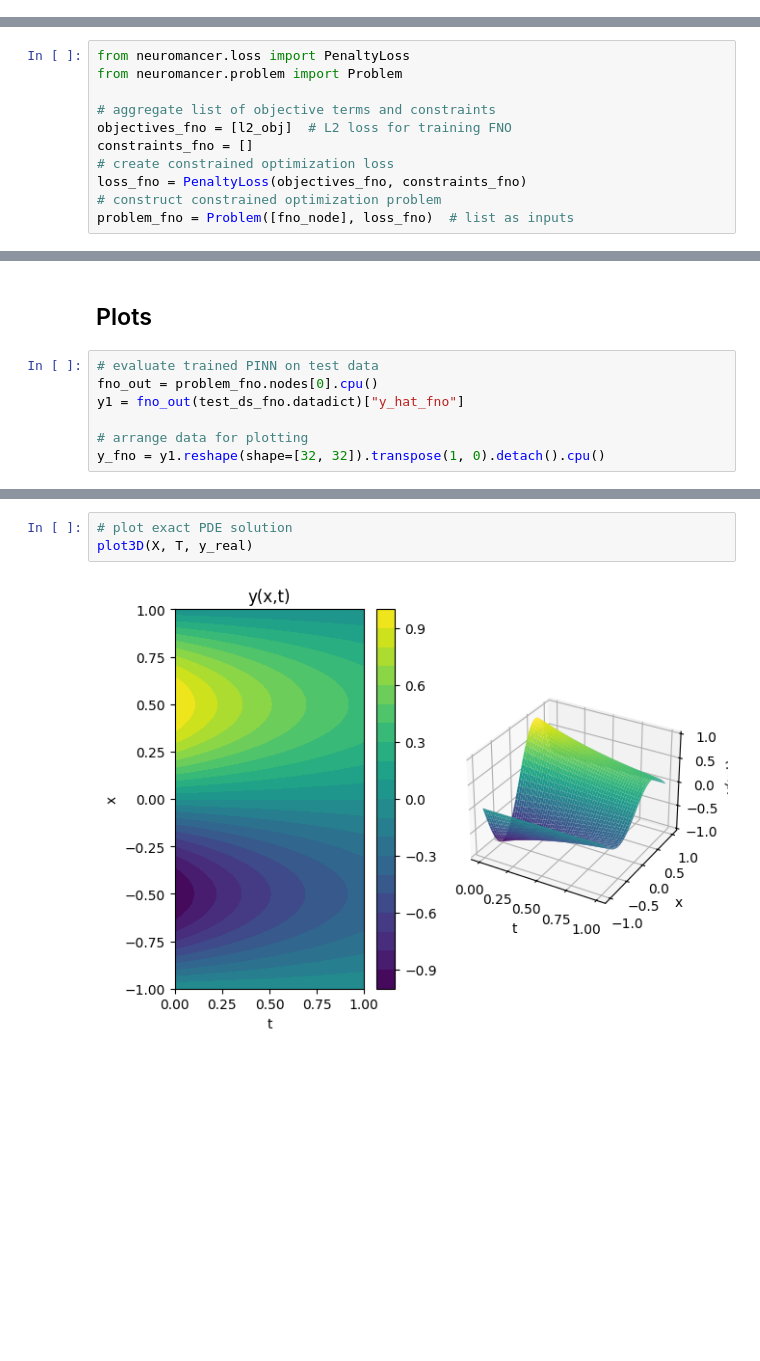
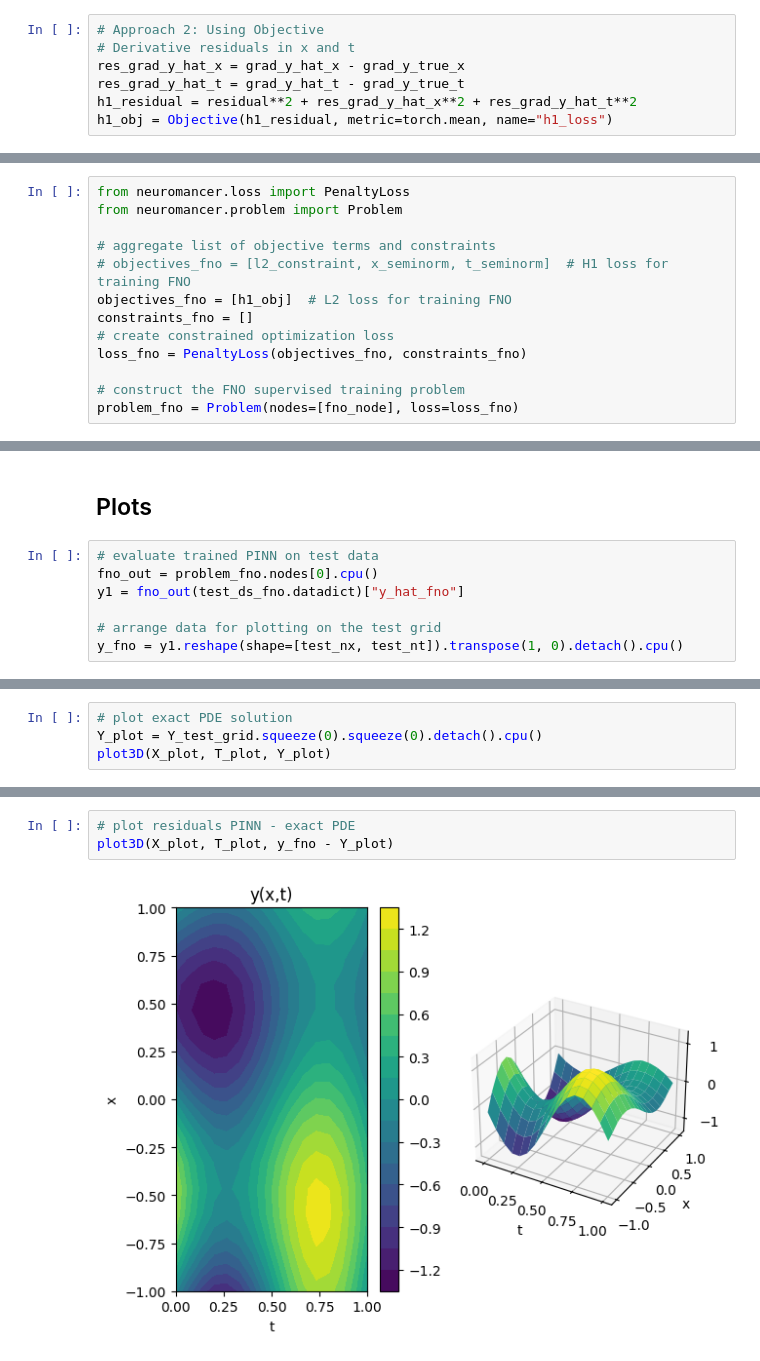
Before and after one commit to EladMichael/neuromancer, a Jupyter notebook: examples/NOs/Part_1_FNO_DiffusionEquation.ipynb, the cells around one changed output, grey strips where cells are left out. Drawn from its saved outputs; the diff is of its cells as text; blank space fills up the shorter version.

```diff
--- a/examples/NOs/Part_1_FNO_DiffusionEquation.ipynb
+++ b/examples/NOs/Part_1_FNO_DiffusionEquation.ipynb
@@ -342,3 +369,10 @@ l2_obj = Objective(residual**2, metric=torch.mean, name="l2_fit")
+# %%
+# Approach 2: Using Objective
+# Derivative residuals in x and t
+res_grad_y_hat_x = grad_y_hat_x - grad_y_true_x
+res_grad_y_hat_t = grad_y_hat_t - grad_y_true_t
+h1_residual = residual**2 + res_grad_y_hat_x**2 + res_grad_y_hat_t**2
+h1_obj = Objective(h1_residual, metric=torch.mean, name="h1_loss")
 # %% [markdown]
 ### Setup FNO problem and Trainer
 # %%
@@ -346,12 +380,14 @@ from neuromancer.loss import PenaltyLoss
 from neuromancer.problem import Problem
 
 # aggregate list of objective terms and constraints
-objectives_fno = [l2_obj]  # L2 loss for training FNO
+# objectives_fno = [l2_constraint, x_seminorm, t_seminorm]  # H1 loss for training FNO
+objectives_fno = [h1_obj]  # L2 loss for training FNO
 constraints_fno = []
 # create constrained optimization loss
 loss_fno = PenaltyLoss(objectives_fno, constraints_fno)
-# construct constrained optimization problem
-problem_fno = Problem([fno_node], loss_fno)  # list as inputs
+
+# construct the FNO supervised training problem
+problem_fno = Problem(nodes=[fno_node], loss=loss_fno)
 # %% [markdown]
 ### Show problem FNO
 # %%
@@ -412,8 +431,8 @@ epoch: 490  fno_train_loss: 1.7177717381855473e-05
 fno_out = problem_fno.nodes[0].cpu()
 y1 = fno_out(test_ds_fno.datadict)["y_hat_fno"]
 
-# arrange data for plotting
-y_fno = y1.reshape(shape=[32, 32]).transpose(1, 0).detach().cpu()
+# arrange data for plotting on the test grid
+y_fno = y1.reshape(shape=[test_nx, test_nt]).transpose(1, 0).detach().cpu()
 # %%
 # plot FNO solution
 # X-coordinates (index 0)
@@ -425,0 +445,4 @@ plot3D(X_plot, T_plot, y_fno)
+# %%
+# plot exact PDE solution
+Y_plot = Y_test_grid.squeeze(0).squeeze(0).detach().cpu()
+plot3D(X_plot, T_plot, Y_plot)
@@ -426,5 +451,5 @@ plot3D(X_plot, T_plot, y_fno)
 # %%
-# plot exact PDE solution
-plot3D(X, T, y_real)
+# plot residuals PINN - exact PDE
+plot3D(X_plot, T_plot, y_fno - Y_plot)
 # %% [output]
-[figure, old version]
+[figure, new version]
```
Also changed, not shown: parts of 20 cells of this notebook.
